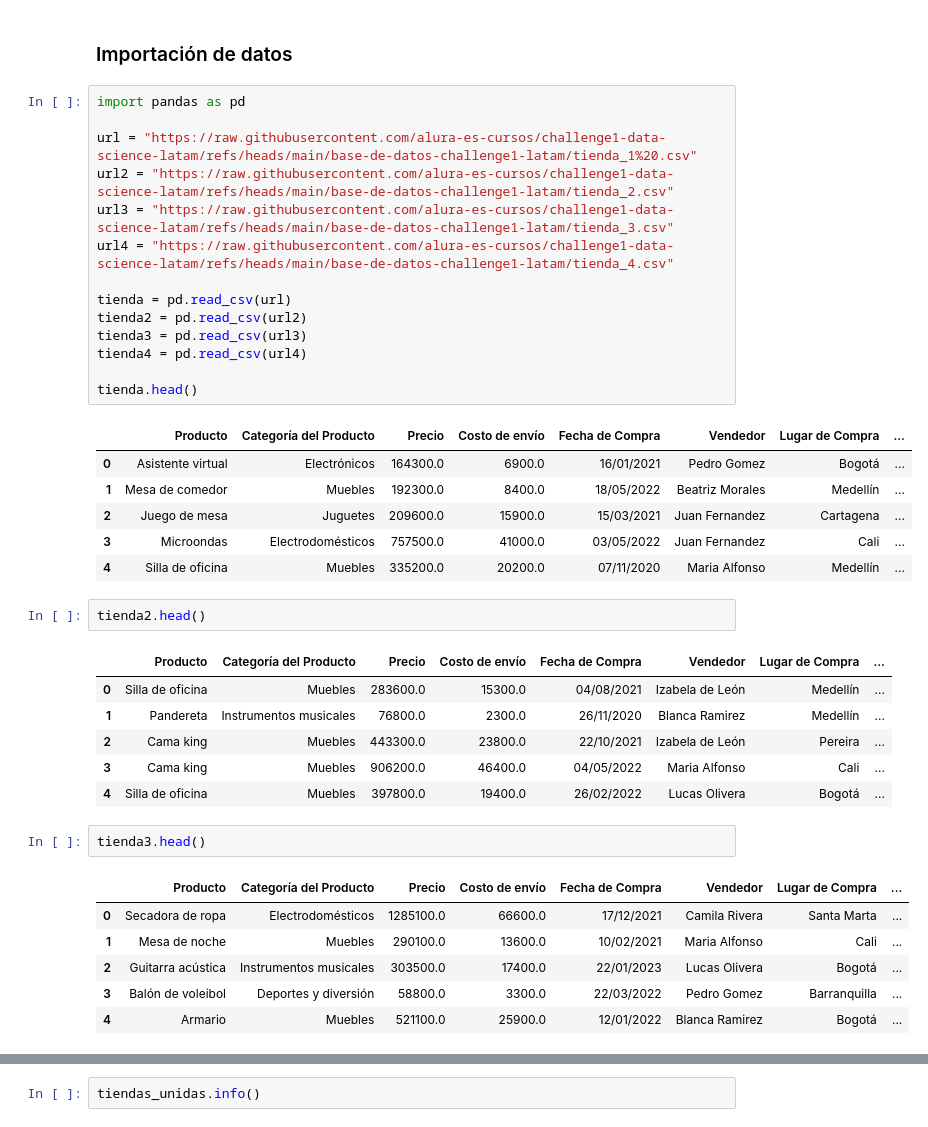
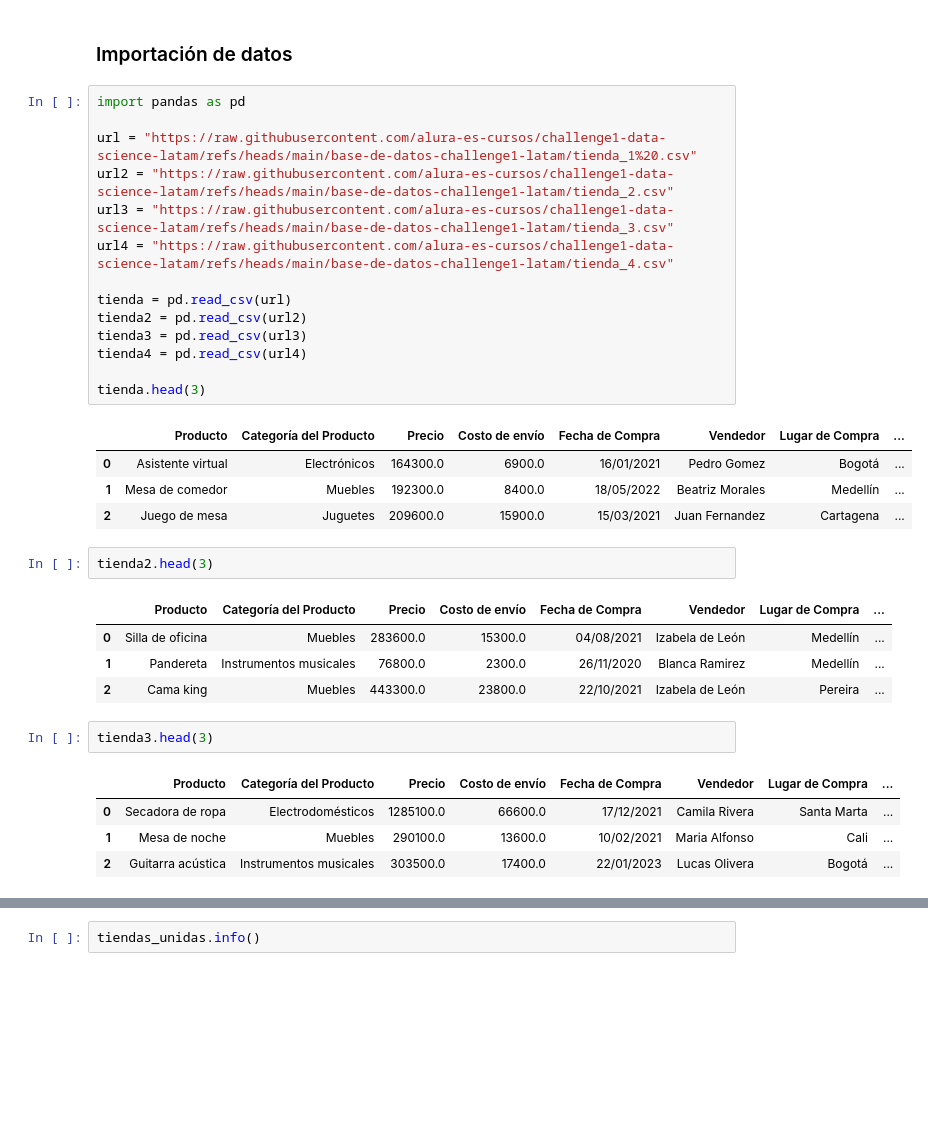
Before and after one commit to ggutierrezf/ALURA-CHALLENGE-01, a Jupyter notebook: AluraStoreLatam.ipynb, the cells around one changed output, grey strips where cells are left out. Cells and saved outputs as stored; diff of their text form; blank space fills up the shorter version.

```diff
--- a/AluraStoreLatam.ipynb
+++ b/AluraStoreLatam.ipynb
@@ -5,40 +5,34 @@
 # %%
 import pandas as pd
 
 url = "https://raw.githubusercontent.com/alura-es-cursos/challenge1-data-science-latam/refs/heads/main/base-de-datos-challenge1-latam/tienda_1%20.csv"
 url2 = "https://raw.githubusercontent.com/alura-es-cursos/challenge1-data-science-latam/refs/heads/main/base-de-datos-challenge1-latam/tienda_2.csv"
 url3 = "https://raw.githubusercontent.com/alura-es-cursos/challenge1-data-science-latam/refs/heads/main/base-de-datos-challenge1-latam/tienda_3.csv"
 url4 = "https://raw.githubusercontent.com/alura-es-cursos/challenge1-data-science-latam/refs/heads/main/base-de-datos-challenge1-latam/tienda_4.csv"
 
 tienda = pd.read_csv(url)
 tienda2 = pd.read_csv(url2)
 tienda3 = pd.read_csv(url3)
 tienda4 = pd.read_csv(url4)
 
-tienda.head()
+tienda.head(3)
 # %% [output]
 |  | Producto | Categoría del Producto | Precio | Costo de envío | Fecha de Compra | Vendedor | Lugar de Compra | ... |
 | 0 | Asistente virtual | Electrónicos | 164300.0 | 6900.0 | 16/01/2021 | Pedro Gomez | Bogotá | ... |
 | 1 | Mesa de comedor | Muebles | 192300.0 | 8400.0 | 18/05/2022 | Beatriz Morales | Medellín | ... |
 | 2 | Juego de mesa | Juguetes | 209600.0 | 15900.0 | 15/03/2021 | Juan Fernandez | Cartagena | ... |
-| 3 | Microondas | Electrodomésticos | 757500.0 | 41000.0 | 03/05/2022 | Juan Fernandez | Cali | ... |
-| 4 | Silla de oficina | Muebles | 335200.0 | 20200.0 | 07/11/2020 | Maria Alfonso | Medellín | ... |
 # %%
-tienda2.head()
+tienda2.head(3)
 # %% [output]
 |  | Producto | Categoría del Producto | Precio | Costo de envío | Fecha de Compra | Vendedor | Lugar de Compra | ... |
 | 0 | Silla de oficina | Muebles | 283600.0 | 15300.0 | 04/08/2021 | Izabela de León | Medellín | ... |
 | 1 | Pandereta | Instrumentos musicales | 76800.0 | 2300.0 | 26/11/2020 | Blanca Ramirez | Medellín | ... |
 | 2 | Cama king | Muebles | 443300.0 | 23800.0 | 22/10/2021 | Izabela de León | Pereira | ... |
-| 3 | Cama king | Muebles | 906200.0 | 46400.0 | 04/05/2022 | Maria Alfonso | Cali | ... |
-| 4 | Silla de oficina | Muebles | 397800.0 | 19400.0 | 26/02/2022 | Lucas Olivera | Bogotá | ... |
 # %%
-tienda3.head()
+tienda3.head(3)
 # %% [output]
 |  | Producto | Categoría del Producto | Precio | Costo de envío | Fecha de Compra | Vendedor | Lugar de Compra | ... |
 | 0 | Secadora de ropa | Electrodomésticos | 1285100.0 | 66600.0 | 17/12/2021 | Camila Rivera | Santa Marta | ... |
 | 1 | Mesa de noche | Muebles | 290100.0 | 13600.0 | 10/02/2021 | Maria Alfonso | Cali | ... |
 | 2 | Guitarra acústica | Instrumentos musicales | 303500.0 | 17400.0 | 22/01/2023 | Lucas Olivera | Bogotá | ... |
-| 3 | Balón de voleibol | Deportes y diversión | 58800.0 | 3300.0 | 22/03/2022 | Pedro Gomez | Barranquilla | ... |
-| 4 | Armario | Muebles | 521100.0 | 25900.0 | 12/01/2022 | Blanca Ramirez | Bogotá | ... |
 # %%
```
Also changed, not shown: parts of 2 cells of this notebook.
